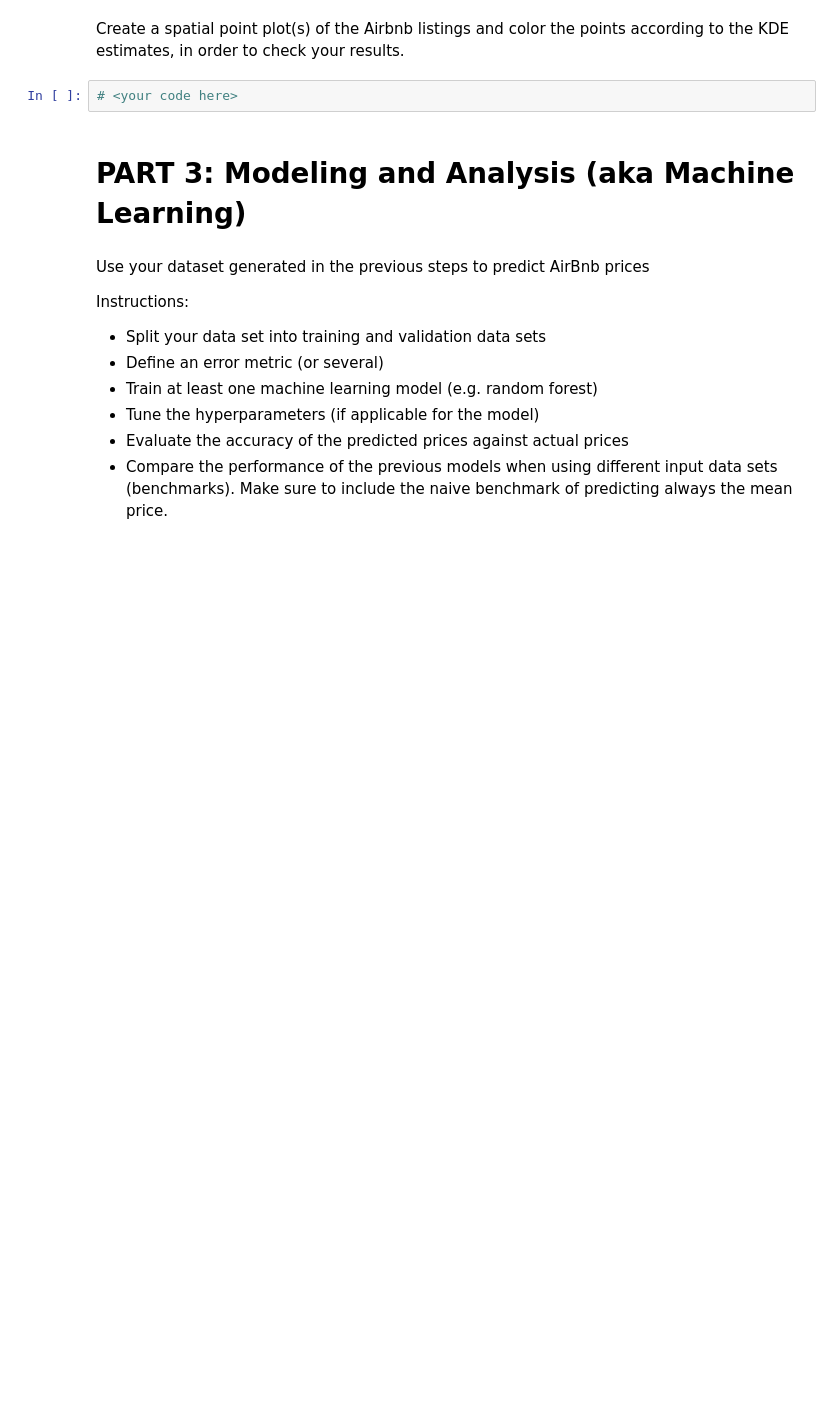
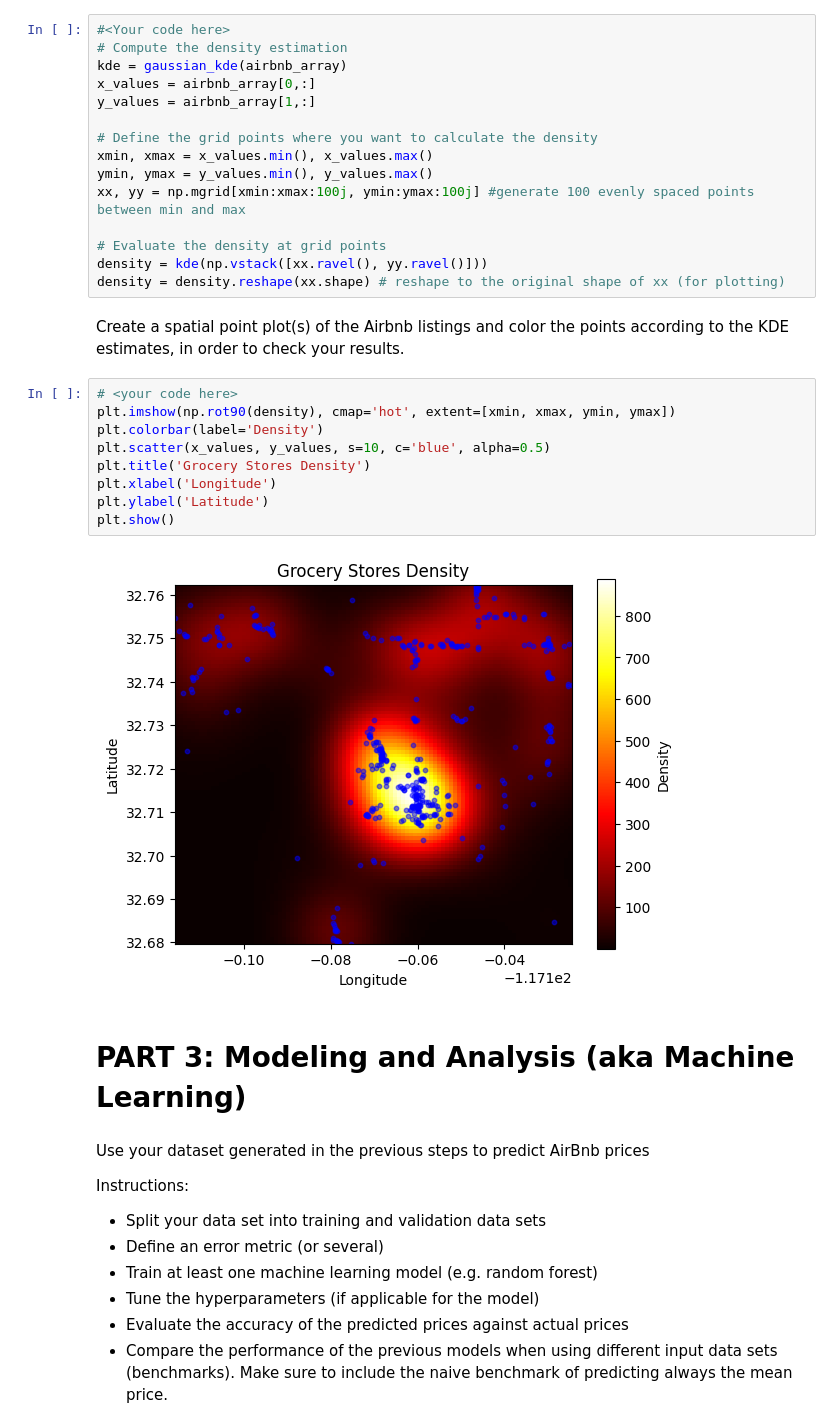
Before and after one commit to D3IP-SS24/case_study1, a Jupyter notebook: project_airbnb_template.ipynb, the cells around one changed output. Drawn from its saved outputs; the diff is of its cells as text; blank space fills up the shorter version.

```diff
--- a/project_airbnb_template.ipynb
+++ b/project_airbnb_template.ipynb
@@ -119,7 +183,31 @@ airbnb_array = create_coordinate_array(airbnb.geometry)
+# %%
+#<Your code here>
+# Compute the density estimation
+kde = gaussian_kde(airbnb_array)
+x_values = airbnb_array[0,:]
+y_values = airbnb_array[1,:]
+
+# Define the grid points where you want to calculate the density
+xmin, xmax = x_values.min(), x_values.max()
+ymin, ymax = y_values.min(), y_values.max()
+xx, yy = np.mgrid[xmin:xmax:100j, ymin:ymax:100j] #generate 100 evenly spaced points between min and max
+
+# Evaluate the density at grid points
+density = kde(np.vstack([xx.ravel(), yy.ravel()]))
+density = density.reshape(xx.shape) # reshape to the original shape of xx (for plotting)
 # %% [markdown]
 Create a spatial point plot(s) of the Airbnb listings and color the points according to the KDE estimates, in order to check your results.
-# %%
-# <your code here>
+# %%
+# <your code here>
+plt.imshow(np.rot90(density), cmap='hot', extent=[xmin, xmax, ymin, ymax])
+plt.colorbar(label='Density')
+plt.scatter(x_values, y_values, s=10, c='blue', alpha=0.5)
+plt.title('Grocery Stores Density')
+plt.xlabel('Longitude')
+plt.ylabel('Latitude')
+plt.show()
+# %% [output]
+[figure, added]
 # %% [markdown]
 # PART 3: Modeling and Analysis (aka Machine Learning)
 # %% [markdown]
```
Also changed, not shown: parts of 6 cells of this notebook, 1 other file.
